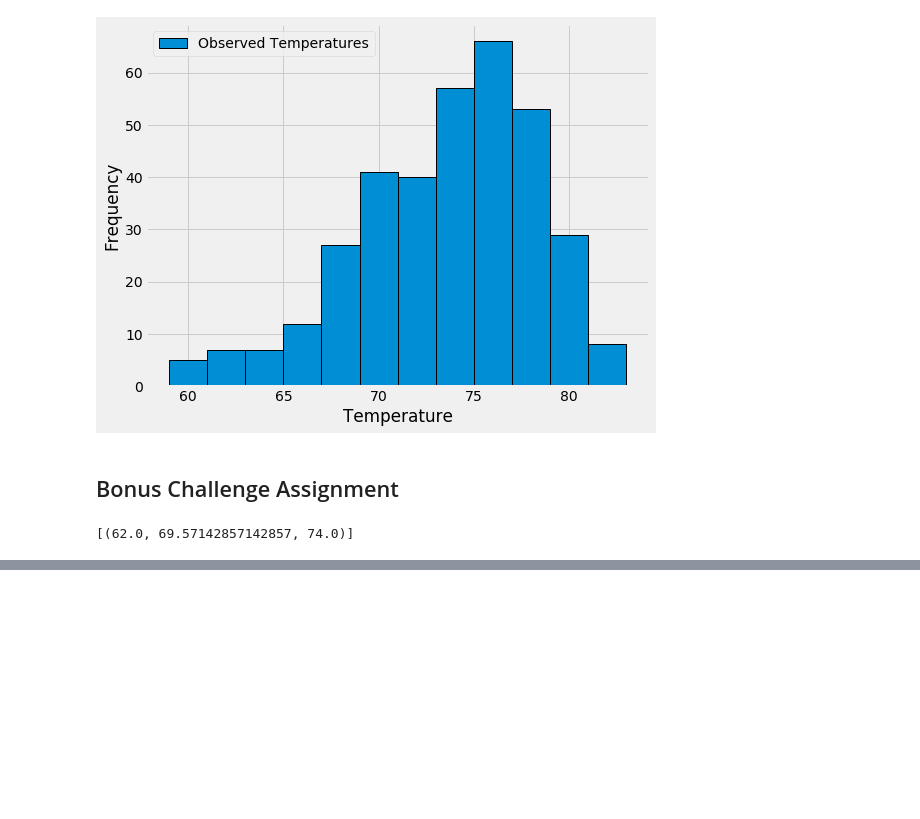
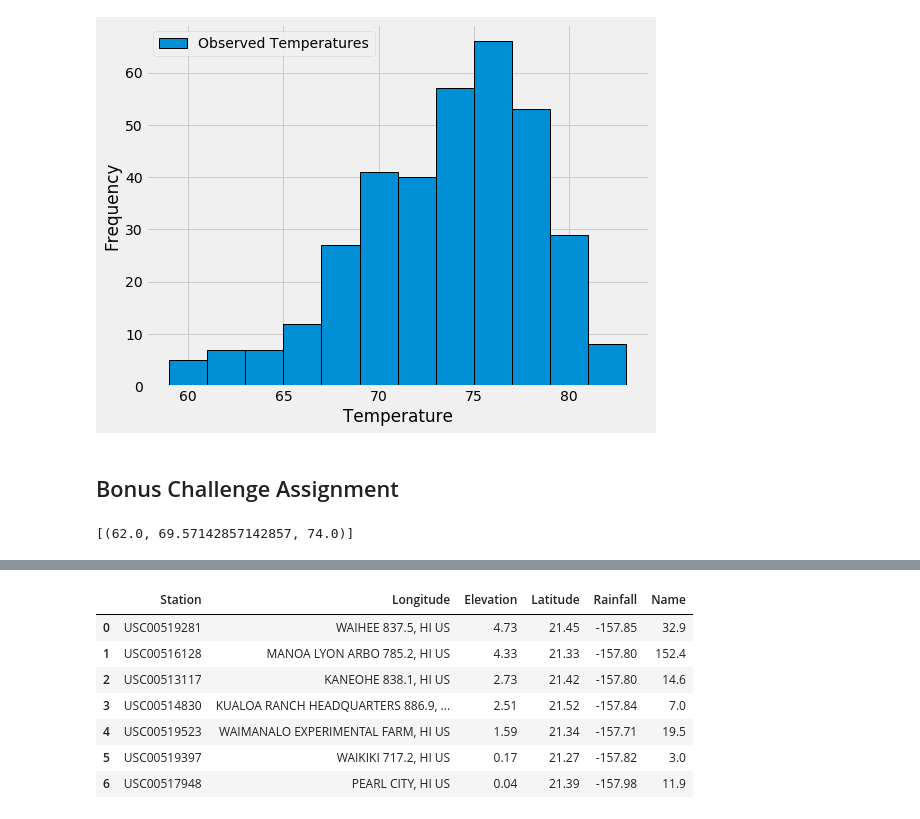
Before and after one commit to KirstieMcCown/sqlalchemy-challenge, a Jupyter notebook: climate_starter.ipynb, the cells around one changed output, grey strips where cells are left out. Cells and saved outputs as stored; diff of their text form; code cells hidden in the pictures; blank space fills up the shorter version.

```diff
--- a/climate_starter.ipynb
+++ b/climate_starter.ipynb
@@ -257,6 +266,26 @@ print(calc_temps('2016-08-23', '2017-08-23'))
 # %%
 # Calculate the total amount of rainfall per weather station for your trip dates using the previous year's matching dates.
 # Sort this in descending order by precipitation amount and list the station, name, latitude, longitude, and elevation
+start_date = "2016-08-23"
+end_date = "2016-08-28"
+
+rainfall = session.query(Measurement.station, Station.name, func.sum(Measurement.prcp), Station.latitude, Station.longitude, Station.elevation).\
+    filter(Measurement.station == Station.station).\
+    filter(Measurement.date >= start_date).\
+    filter(Measurement.date <= end_date).group_by(Measurement.station).order_by(desc(func.sum(Measurement.prcp))).all()
+
+raindf = pd.DataFrame(rainfall, columns = {"Station", "Name", "Rainfall", "Latitude", "Longitude", "Elevation"})
+raindf = raindf.rename(columns = {"Name" : "Station", "Latitude" : "Name", "Station" : "Rainfall", "Longitude" : "Latitude", "Elevation" : "Longitude", "Rainfall" : "Elevation"})
+raindf
+# %% [output]
+|  | Station | Longitude | Elevation | Latitude | Rainfall | Name |
+| 0 | USC00519281 | WAIHEE 837.5, HI US | 4.73 | 21.45 | -157.85 | 32.9 |
+| 1 | USC00516128 | MANOA LYON ARBO 785.2, HI US | 4.33 | 21.33 | -157.80 | 152.4 |
+| 2 | USC00513117 | KANEOHE 838.1, HI US | 2.73 | 21.42 | -157.80 | 14.6 |
+| 3 | USC00514830 | KUALOA RANCH HEADQUARTERS 886.9, ... | 2.51 | 21.52 | -157.84 | 7.0 |
+| 4 | USC00519523 | WAIMANALO EXPERIMENTAL FARM, HI US | 1.59 | 21.34 | -157.71 | 19.5 |
+| 5 | USC00519397 | WAIKIKI 717.2, HI US | 0.17 | 21.27 | -157.82 | 3.0 |
+| 6 | USC00517948 | PEARL CITY, HI US | 0.04 | 21.39 | -157.98 | 11.9 |
 # %%
 # Create a query that will calculate the daily normals
 # (i.e. the averages for tmin, tmax, and tavg for all historic data matching a specific month and day)
```
Also changed, not shown: parts of 11 cells of this notebook.
